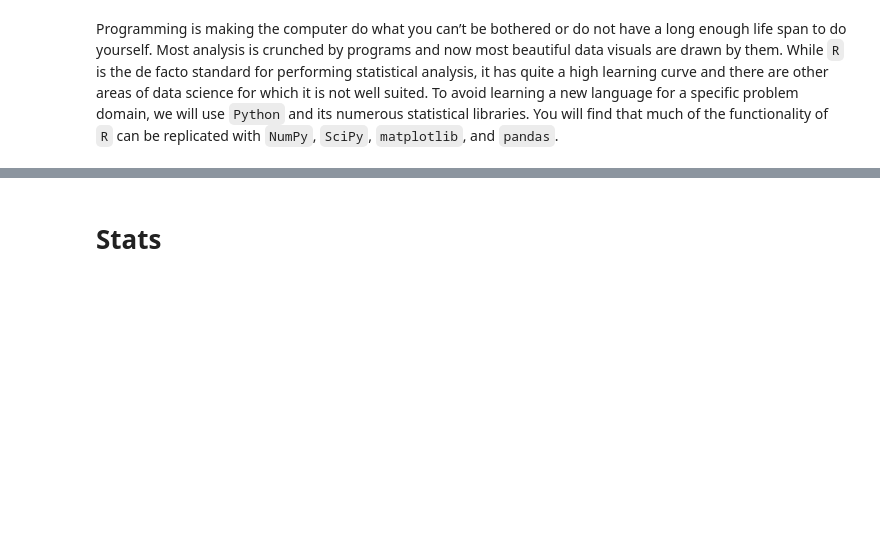
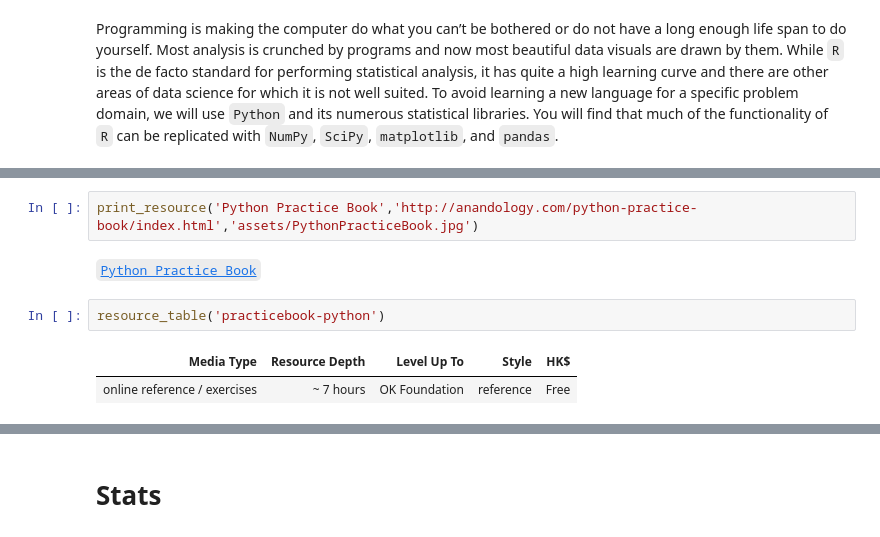
Before and after one commit to tijptjik/DS_prologue, a Jupyter notebook: prologue.ipynb, the cells around one changed output, grey strips where cells are left out. Cells and saved outputs as stored; diff of their text form; blank space fills up the shorter version.

```diff
--- a/prologue.ipynb
+++ b/prologue.ipynb
@@ -93,0 +134,9 @@ Up to _[Python Dict and File](https://developers.google.com/edu/python/dict-file
+# %%
+print_resource('Python Practice Book','http://anandology.com/python-practice-book/index.html','assets/PythonPracticeBook.jpg')
+# %% [output]
+Python Practice Book
+# %%
+resource_table('practicebook-python')
+# %% [output]
+| Media Type | Resource Depth | Level Up To | Style | HK$ |
+| online reference / exercises | ~ 7 hours | OK Foundation | reference | Free |
```
Also changed, not shown: parts of 62 cells of this notebook, 4 other files.
